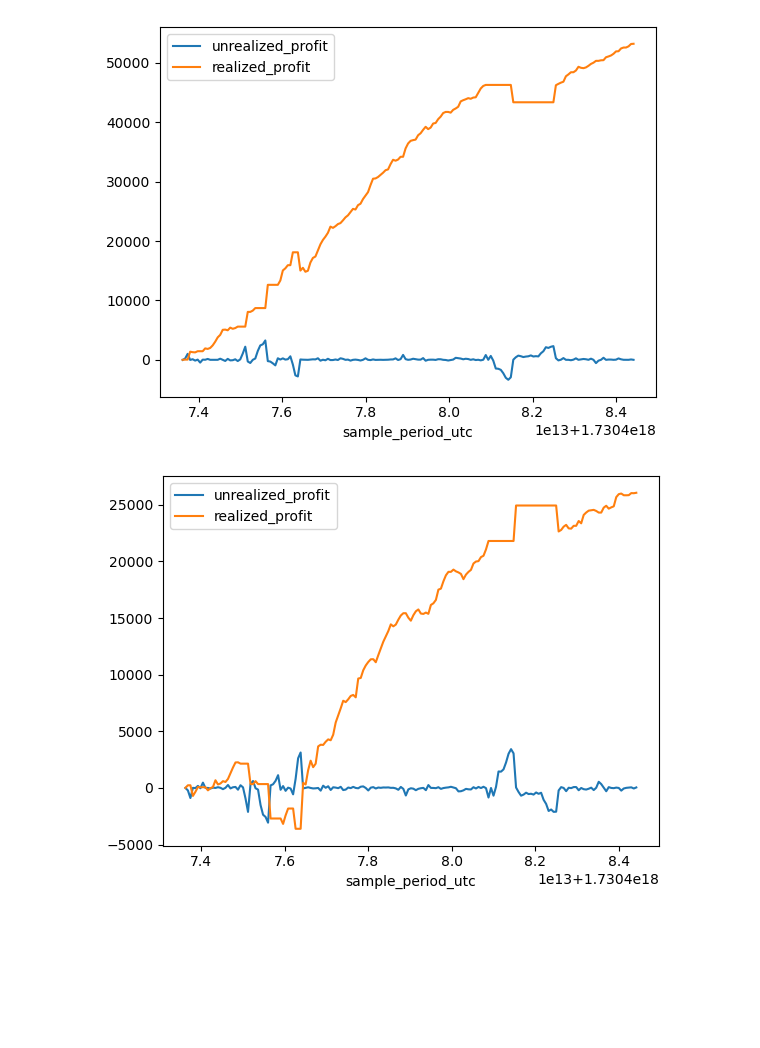
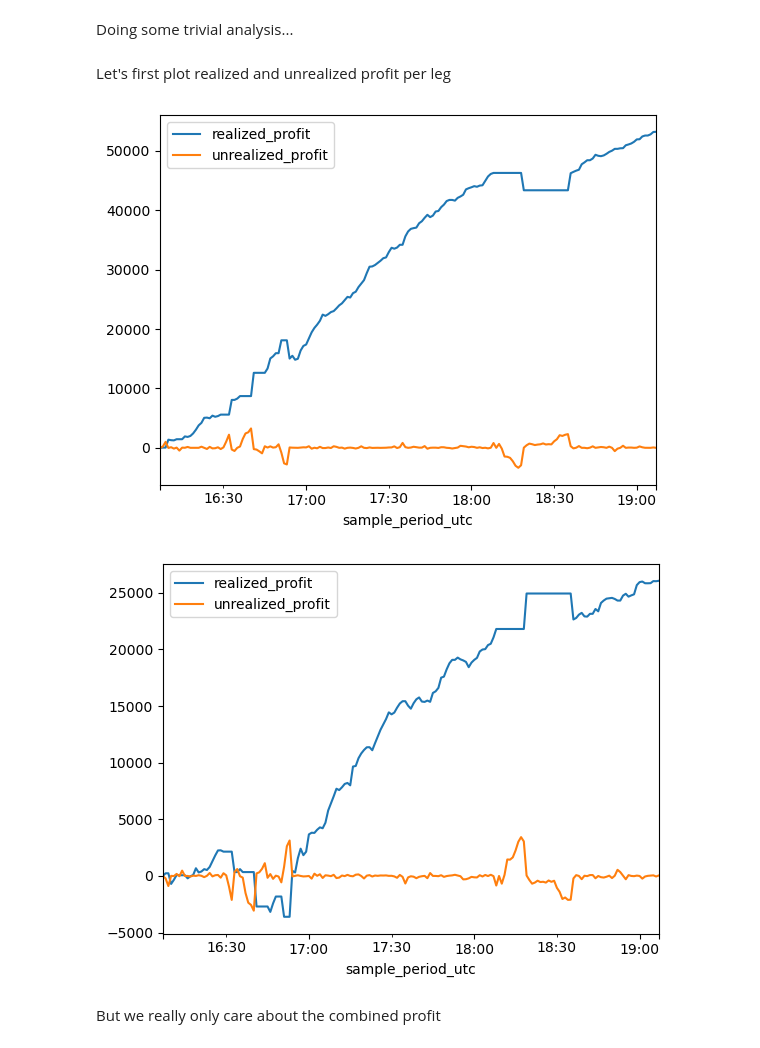
Before and after one commit to roq-trading/roq-algo-playground, a Jupyter notebook: src/roq/algo/playground/test.ipynb, the cells around one changed output. Saved outputs shown, nothing was run; the diff lists cells and outputs as text; code cells hidden in the pictures; blank space fills up the shorter version.

Commit message:
notebook now with proper comments and some more analysis

```diff
--- a/src/roq/algo/playground/test.ipynb
+++ b/src/roq/algo/playground/test.ipynb
@@ -82,0 +127,19 @@ PARAMETERS = [
+# %%
+config = roq.algo.strategy.Config(
+    legs=[
+        roq.algo.Leg(
+            source=0,
+            account="A1",
+            exchange="deribit",
+            symbol="BTC-PERPETUAL",
+            time_in_force=roq.TimeInForce.GTC,
+        ),
+        roq.algo.Leg(
+            source=1,
+            account="A1",
+            exchange="bybit",
+            symbol="BTCUSD",
+        ),
+    ],
+    strategy_id=123,
+)
@@ -83 +152,6 @@ PARAMETERS = [
+# %%
+parameters = [
+    "{HOME}/var/lib/roq/data/deribit-public.roq".format(**os.environ),
+    "{HOME}/var/lib/roq/data/bybit-public.roq".format(**os.environ),
+]
 # %% [markdown]
@@ -93,9 +162,9 @@ All this is done through factory methods allowing you to potentially use your ow
 # %%
 # %%timeit -n 1 -r 1
 reporter = roq.client.Simulator2.dispatch(
-    settings=SETTINGS,
-    factory=FACTORY,
-    config=CONFIG,
-    parameters=PARAMETERS,
+    settings=settings,
+    factory=factory,
+    config=config,
+    parameters=parameters,
 )
 # %% [output]
@@ -135,9 +206,18 @@ df
 362 rows × 9 columns
+# %% [markdown]
+Doing some trivial analysis...
+# %%
+leg_0 = df.loc[(0,'deribit','BTC-PERPETUAL')]
+leg_1 = df.loc[(1,'bybit','BTCUSD')]
+# %% [markdown]
+Let's first plot realized and unrealized profit per leg
 # %%
-_ = df.loc[(0,'deribit','BTC-PERPETUAL')][['unrealized_profit','realized_profit']].plot()
+_ = leg_0[['realized_profit','unrealized_profit']].plot()
 # %% [output]
-[figure, old version]
+[figure, new version]
 # %%
-_ = df.loc[(1,'bybit','BTCUSD')][['unrealized_profit','realized_profit']].plot()
+_ = leg_1[['realized_profit','unrealized_profit']].plot()
 # %% [output]
-[figure, old version]
+[figure, new version]
+# %% [markdown]
+But we really only care about the combined profit
```
Also changed, not shown: parts of 37 cells of this notebook.
